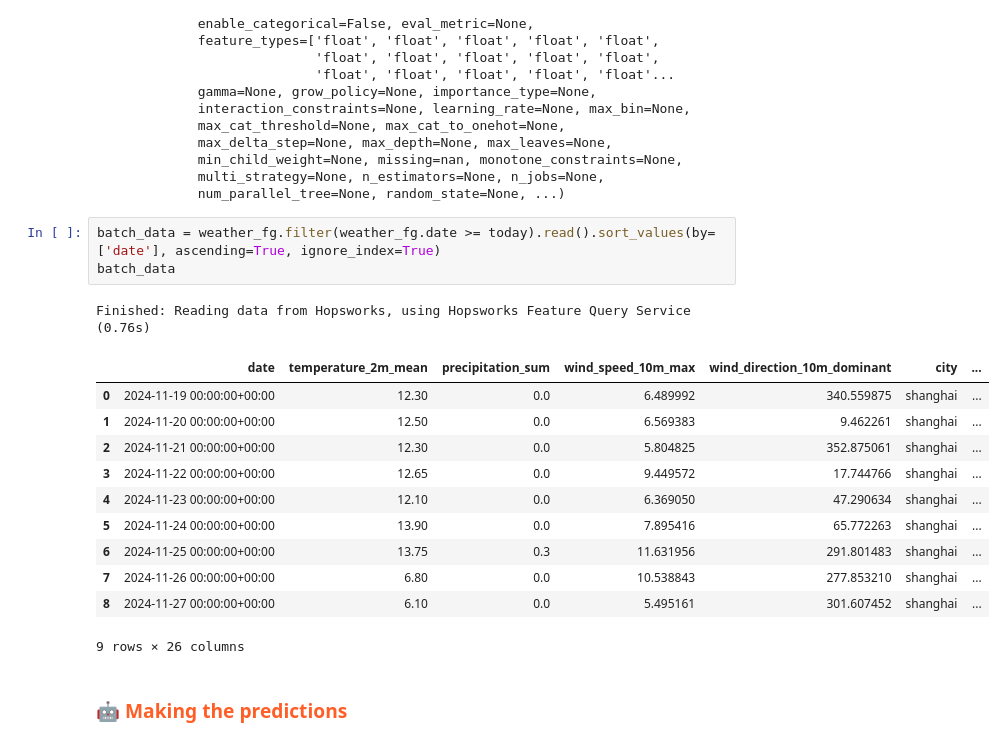
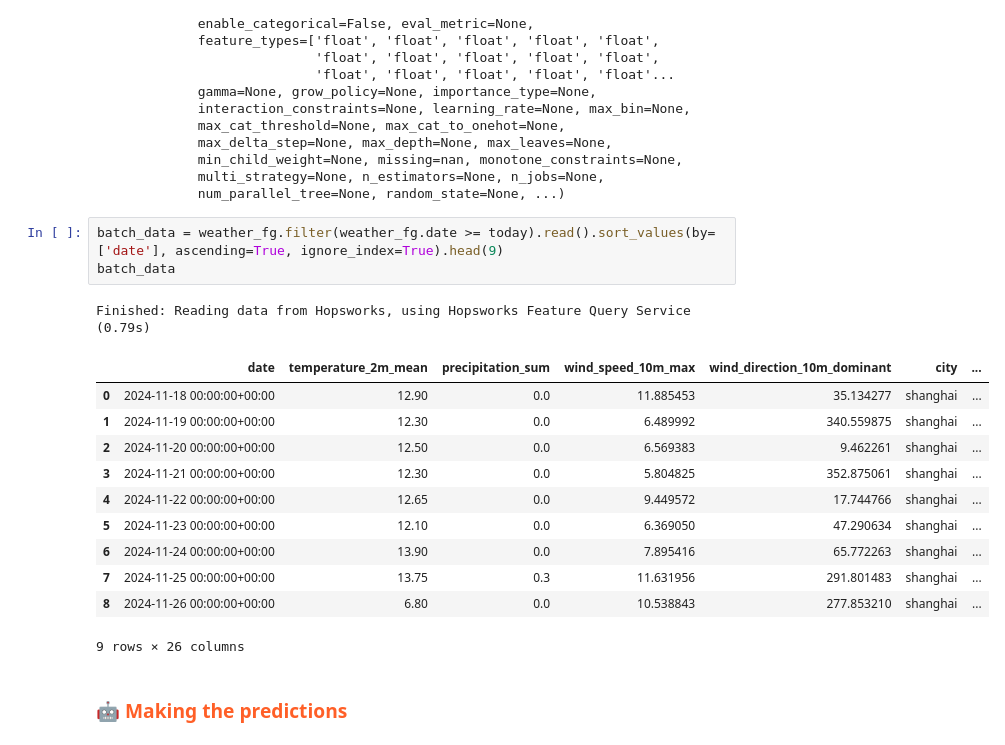
Before and after one commit to AMomozZz/mlfs-book, a Jupyter notebook: notebooks/ch03/4_air_quality_batch_inference.ipynb, the cells around one changed output. Cells and saved outputs as stored; diff of their text form.

```diff
--- a/notebooks/ch03/4_air_quality_batch_inference.ipynb
+++ b/notebooks/ch03/4_air_quality_batch_inference.ipynb
@@ -94,20 +93,20 @@ XGBRegressor(base_score='9.53242E1', booster='gbtree', callbacks=None,
              multi_strategy=None, n_estimators=None, n_jobs=None,
              num_parallel_tree=None, random_state=None, ...)
 # %%
-batch_data = weather_fg.filter(weather_fg.date >= today).read().sort_values(by=['date'], ascending=True, ignore_index=True)
+batch_data = weather_fg.filter(weather_fg.date >= today).read().sort_values(by=['date'], ascending=True, ignore_index=True).head(9)
 batch_data
 # %% [output]
-Finished: Reading data from Hopsworks, using Hopsworks Feature Query Service (0.76s)
+Finished: Reading data from Hopsworks, using Hopsworks Feature Query Service (0.79s)
 |  | date | temperature_2m_mean | precipitation_sum | wind_speed_10m_max | wind_direction_10m_dominant | city | ... |
-| 0 | 2024-11-19 00:00:00+00:00 | 12.30 | 0.0 | 6.489992 | 340.559875 | shanghai | ... |
-| 1 | 2024-11-20 00:00:00+00:00 | 12.50 | 0.0 | 6.569383 | 9.462261 | shanghai | ... |
-| 2 | 2024-11-21 00:00:00+00:00 | 12.30 | 0.0 | 5.804825 | 352.875061 | shanghai | ... |
-| 3 | 2024-11-22 00:00:00+00:00 | 12.65 | 0.0 | 9.449572 | 17.744766 | shanghai | ... |
-| 4 | 2024-11-23 00:00:00+00:00 | 12.10 | 0.0 | 6.369050 | 47.290634 | shanghai | ... |
-| 5 | 2024-11-24 00:00:00+00:00 | 13.90 | 0.0 | 7.895416 | 65.772263 | shanghai | ... |
-| 6 | 2024-11-25 00:00:00+00:00 | 13.75 | 0.3 | 11.631956 | 291.801483 | shanghai | ... |
-| 7 | 2024-11-26 00:00:00+00:00 | 6.80 | 0.0 | 10.538843 | 277.853210 | shanghai | ... |
-| 8 | 2024-11-27 00:00:00+00:00 | 6.10 | 0.0 | 5.495161 | 301.607452 | shanghai | ... |
+| 0 | 2024-11-18 00:00:00+00:00 | 12.90 | 0.0 | 11.885453 | 35.134277 | shanghai | ... |
+| 1 | 2024-11-19 00:00:00+00:00 | 12.30 | 0.0 | 6.489992 | 340.559875 | shanghai | ... |
+| 2 | 2024-11-20 00:00:00+00:00 | 12.50 | 0.0 | 6.569383 | 9.462261 | shanghai | ... |
+| 3 | 2024-11-21 00:00:00+00:00 | 12.30 | 0.0 | 5.804825 | 352.875061 | shanghai | ... |
+| 4 | 2024-11-22 00:00:00+00:00 | 12.65 | 0.0 | 9.449572 | 17.744766 | shanghai | ... |
+| 5 | 2024-11-23 00:00:00+00:00 | 12.10 | 0.0 | 6.369050 | 47.290634 | shanghai | ... |
+| 6 | 2024-11-24 00:00:00+00:00 | 13.90 | 0.0 | 7.895416 | 65.772263 | shanghai | ... |
+| 7 | 2024-11-25 00:00:00+00:00 | 13.75 | 0.3 | 11.631956 | 291.801483 | shanghai | ... |
+| 8 | 2024-11-26 00:00:00+00:00 | 6.80 | 0.0 | 10.538843 | 277.853210 | shanghai | ... |
 9 rows × 26 columns
 # %% [markdown]
 ### <span style="color:#ff5f27;">🤖 Making the predictions</span>
```
Also changed, not shown: parts of 10 cells of this notebook, 1 other file.
